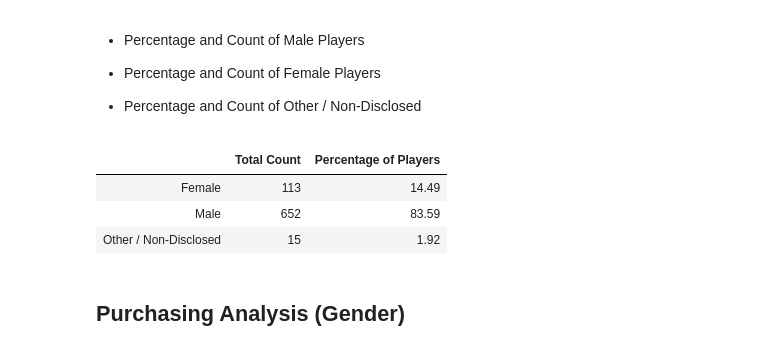
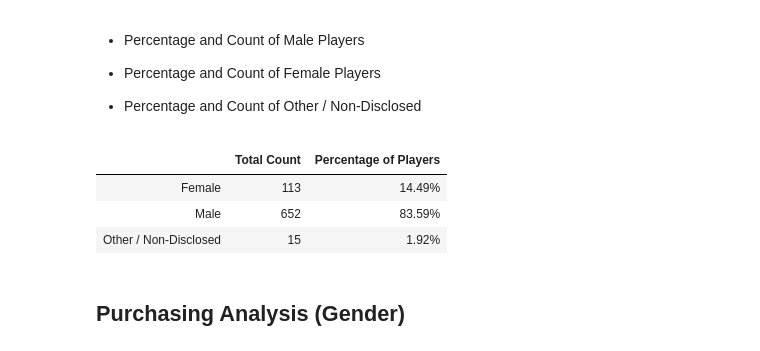
Before and after one commit to jbell69/pandas-challenge, a Jupyter notebook: HeroesOfPymoli/HeroesOfPymoli_starter.ipynb, the cells around one changed output. Saved outputs shown, nothing was run; the diff lists cells and outputs as text; code cells hidden in the pictures.

```diff
--- a/HeroesOfPymoli/HeroesOfPymoli_starter.ipynb
+++ b/HeroesOfPymoli/HeroesOfPymoli_starter.ipynb
@@ -56,18 +56,24 @@ total_players
 
 * Display the summary data frame
 # %%
-unique_items = {'Unique Items':[len(purchase_data_df['Item ID'].value_counts())]}
-Average_price = {'Average Price':(purchase_data_df["Price"].mean())}
-total_purchases = {'Total Purchases':[len(purchase_data_df['Item Name'])]}
-Total_revenue = {'Total Revenue':(purchase_data_df["Price"].sum())}
+unique_items = purchase_data_df['Item ID'].nunique()
+Average_price = purchase_data_df["Price"].mean()
+total_purchases = purchase_data_df['Item Name'].count()
+Total_revenue = purchase_data_df["Price"].sum()
+dollars = "${0:.2f}".format
+percentage = "{0:.2f}%".format
+#unique_items
+#Average_price
+#total_purchases
+#Total_revenue
 
-#Summary_table = [[unique_items,Average_price,total_purchases,Total_revenue]]
+Display_Summary_data = [{"Number of Unique Items":unique_items, "Average Price":Average_price,
+                         "Total Purchases":total_purchases,"Total Revenues":Total_revenue}]
 
-unique_items
-Average_price
-total_purchases
-Total_revenue
 
-Display_Summary_table = pd.DataFrame([unique_items, Average_price, total_purchases, Total_revenue])
+Display_Summary_table = pd.DataFrame(Display_Summary_data)
+Display_Summary_table["Average Price"] = Display_Summary_table["Average Price"].map(dollars)
+Display_Summary_table["Total Revenues"] = Display_Summary_table["Total Revenues"].map(dollars)
+
 Display_Summary_table
 # %% [output]
@@ -89,16 +92,19 @@ Display_Summary_table
 # %%
 gender_count = purchase_data_df["Gender"].value_counts()
 gender_percentage = purchase_data_df
 
-percentage = (purchase_data_df.groupby('Gender').size()/purchase_data_df['Gender'].count())*100
+percentage_players = (purchase_data_df.groupby('Gender').size()/purchase_data_df['Gender'].count())*100
 
-summary_df = pd.DataFrame({"Total Count" : gender_count, "Percentage of Players" : percentage.round(2) })
+summary_df = pd.DataFrame({"Total Count" : gender_count, "Percentage of Players" : percentage_players.round(2) })
+
+summary_df["Percentage of Players"] = summary_df["Percentage of Players"].map(percentage)
+
 summary_df
 # %% [output]
 |  | Total Count | Percentage of Players |
-| Female | 113 | 14.49 |
-| Male | 652 | 83.59 |
-| Other / Non-Disclosed | 15 | 1.92 |
+| Female | 113 | 14.49% |
+| Male | 652 | 83.59% |
+| Other / Non-Disclosed | 15 | 1.92% |
 # %% [markdown]
 
 ## Purchasing Analysis (Gender)
```
Also changed, not shown: parts of 3 cells of this notebook.
